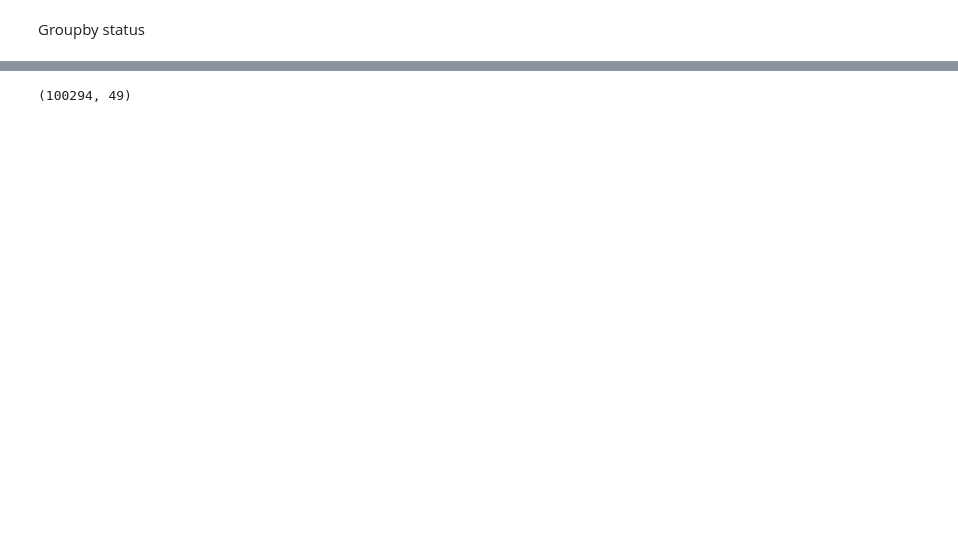
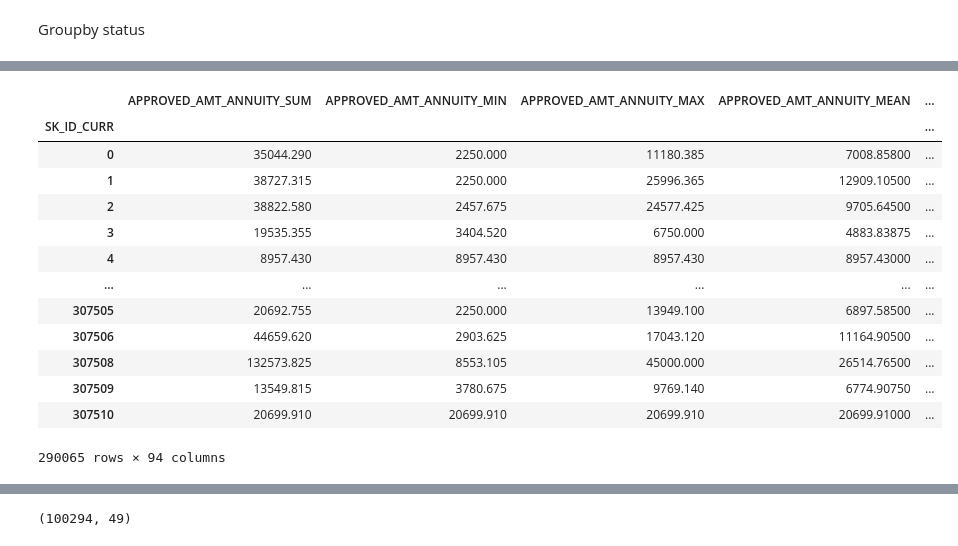
Before and after one commit to hung20gg/datavis_final, a Jupyter notebook: eda/v1/feattt_v1_2.ipynb, the cells around one changed output, grey strips where cells are left out. Cells and saved outputs as stored; diff of their text form; code cells hidden in the pictures; blank space fills up the shorter version.

```diff
--- a/eda/v1/feattt_v1_2.ipynb
+++ b/eda/v1/feattt_v1_2.ipynb
@@ -626,3 +668,20 @@ approved_agg.head()
 
 
 approved_agg.columns = pd.Index(['APPROVED_' + e[0] + "_" + e[1].upper() for e in approved_agg.columns.tolist()])
+# %%
+approved_agg
+# %% [output]
+|  | APPROVED_AMT_ANNUITY_SUM | APPROVED_AMT_ANNUITY_MIN | APPROVED_AMT_ANNUITY_MAX | APPROVED_AMT_ANNUITY_MEAN | ... |
+| SK_ID_CURR |  |  |  |  | ... |
+| 0 | 35044.290 | 2250.000 | 11180.385 | 7008.85800 | ... |
+| 1 | 38727.315 | 2250.000 | 25996.365 | 12909.10500 | ... |
+| 2 | 38822.580 | 2457.675 | 24577.425 | 9705.64500 | ... |
+| 3 | 19535.355 | 3404.520 | 6750.000 | 4883.83875 | ... |
+| 4 | 8957.430 | 8957.430 | 8957.430 | 8957.43000 | ... |
+| ... | ... | ... | ... | ... | ... |
+| 307505 | 20692.755 | 2250.000 | 13949.100 | 6897.58500 | ... |
+| 307506 | 44659.620 | 2903.625 | 17043.120 | 11164.90500 | ... |
+| 307508 | 132573.825 | 8553.105 | 45000.000 | 26514.76500 | ... |
+| 307509 | 13549.815 | 3780.675 | 9769.140 | 6774.90750 | ... |
+| 307510 | 20699.910 | 20699.910 | 20699.910 | 20699.91000 | ... |
+290065 rows × 94 columns
```
Also changed, not shown: parts of 26 cells of this notebook, 9 other files.
